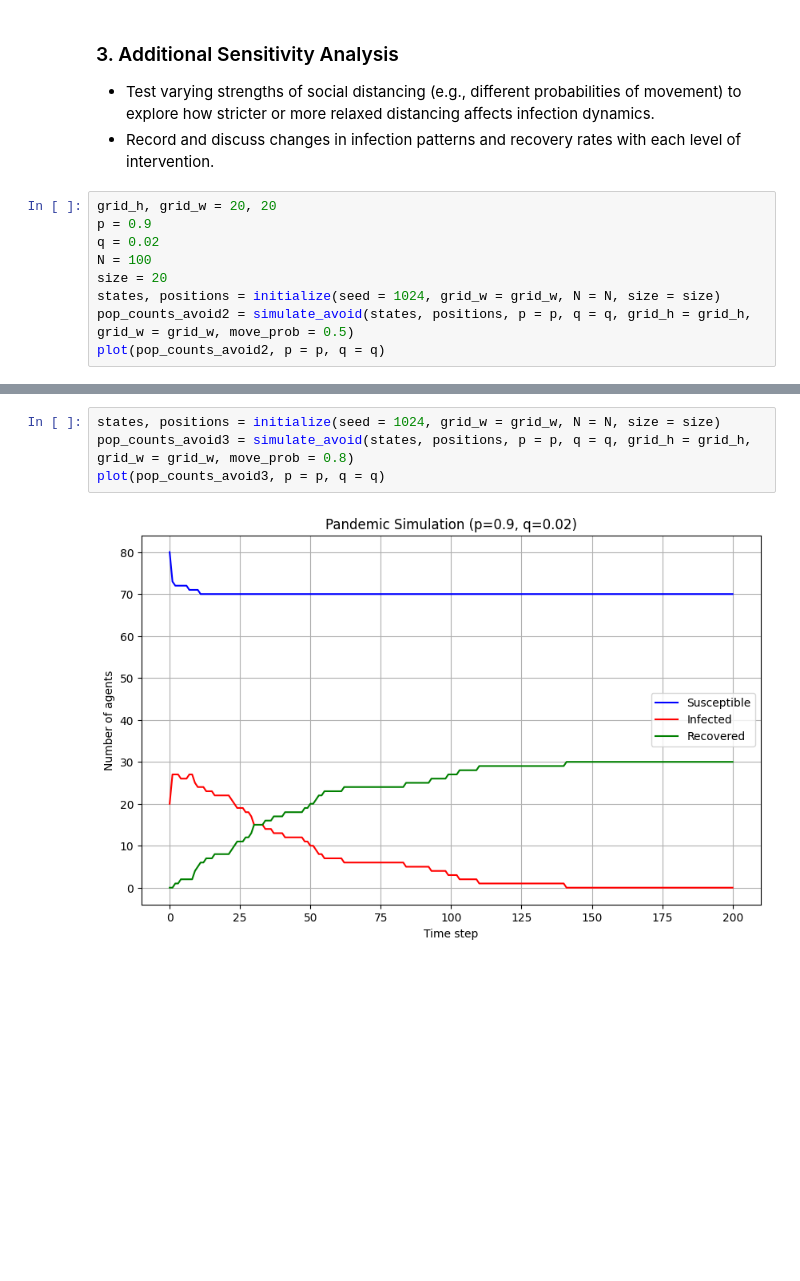
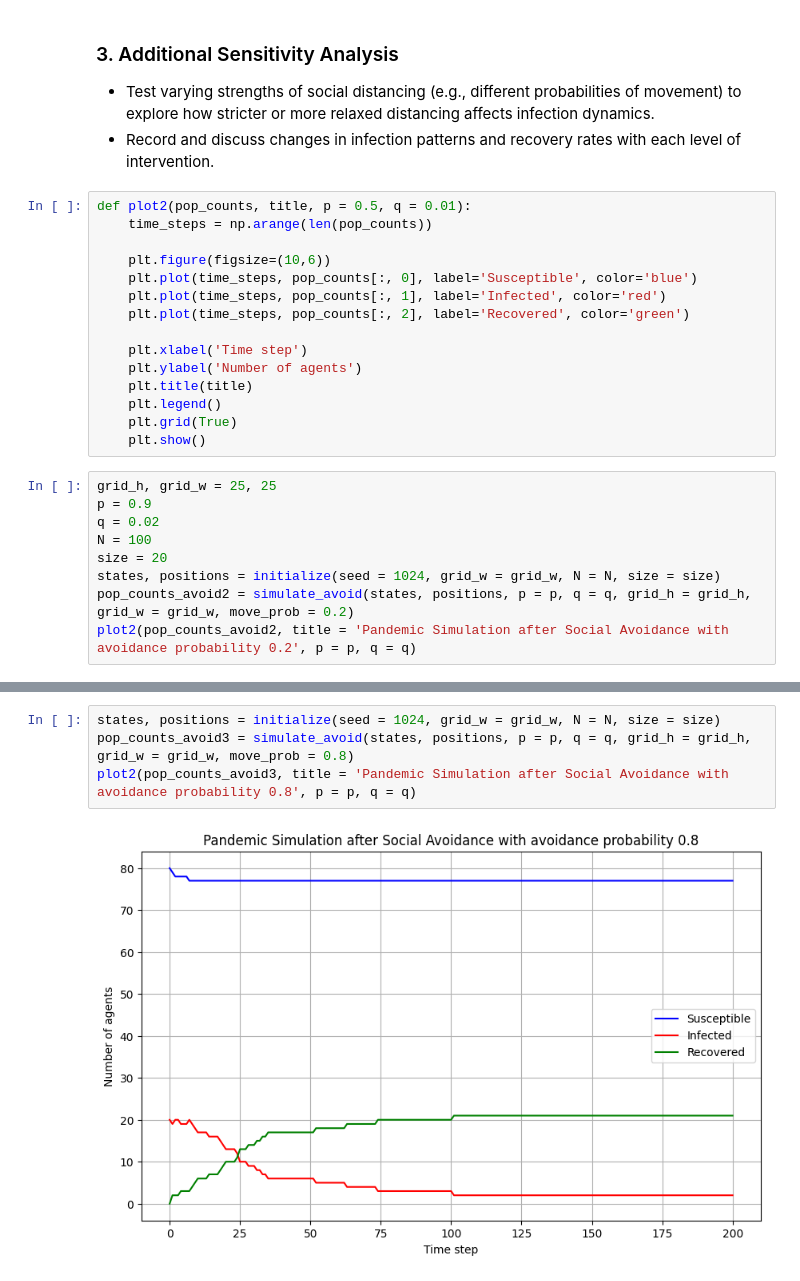
Before and after one commit to QianJingyun/Qian-BMI500-hw11, a Jupyter notebook: code.ipynb, the cells around one changed output, grey strips where cells are left out. Drawn from its saved outputs; the diff is of its cells as text; blank space fills up the shorter version.

```diff
--- a/code.ipynb
+++ b/code.ipynb
@@ -432,13 +469,28 @@ Focus on metrics such as:
 ### 3. Additional Sensitivity Analysis
 - Test varying strengths of social distancing (e.g., different probabilities of movement) to explore how stricter or more relaxed distancing affects infection dynamics.
 - Record and discuss changes in infection patterns and recovery rates with each level of intervention.
+# %%
+def plot2(pop_counts, title, p = 0.5, q = 0.01):
+    time_steps = np.arange(len(pop_counts))
+
+    plt.figure(figsize=(10,6))
+    plt.plot(time_steps, pop_counts[:, 0], label='Susceptible', color='blue')
+    plt.plot(time_steps, pop_counts[:, 1], label='Infected', color='red')
+    plt.plot(time_steps, pop_counts[:, 2], label='Recovered', color='green')
+
+    plt.xlabel('Time step')
+    plt.ylabel('Number of agents')
+    plt.title(title)
+    plt.legend()
+    plt.grid(True)
+    plt.show()
 # %%
-grid_h, grid_w = 20, 20
+grid_h, grid_w = 25, 25
 p = 0.9
 q = 0.02
 N = 100
 size = 20
 states, positions = initialize(seed = 1024, grid_w = grid_w, N = N, size = size)
-pop_counts_avoid2 = simulate_avoid(states, positions, p = p, q = q, grid_h = grid_h, grid_w = grid_w, move_prob = 0.5)
-plot(pop_counts_avoid2, p = p, q = q)
+pop_counts_avoid2 = simulate_avoid(states, positions, p = p, q = q, grid_h = grid_h, grid_w = grid_w, move_prob = 0.2)
+plot2(pop_counts_avoid2, title = 'Pandemic Simulation after Social Avoidance with avoidance probability 0.2', p = p, q = q)
 # %% [output]
@@ -446,6 +498,6 @@ plot(pop_counts_avoid2, p = p, q = q)
 # %%
 states, positions = initialize(seed = 1024, grid_w = grid_w, N = N, size = size)
 pop_counts_avoid3 = simulate_avoid(states, positions, p = p, q = q, grid_h = grid_h, grid_w = grid_w, move_prob = 0.8)
-plot(pop_counts_avoid3, p = p, q = q)
+plot2(pop_counts_avoid3, title = 'Pandemic Simulation after Social Avoidance with avoidance probability 0.8', p = p, q = q)
 # %% [output]
-[figure, old version]
+[figure, new version]
```
Also changed, not shown: parts of 9 cells of this notebook, 2 other files.
